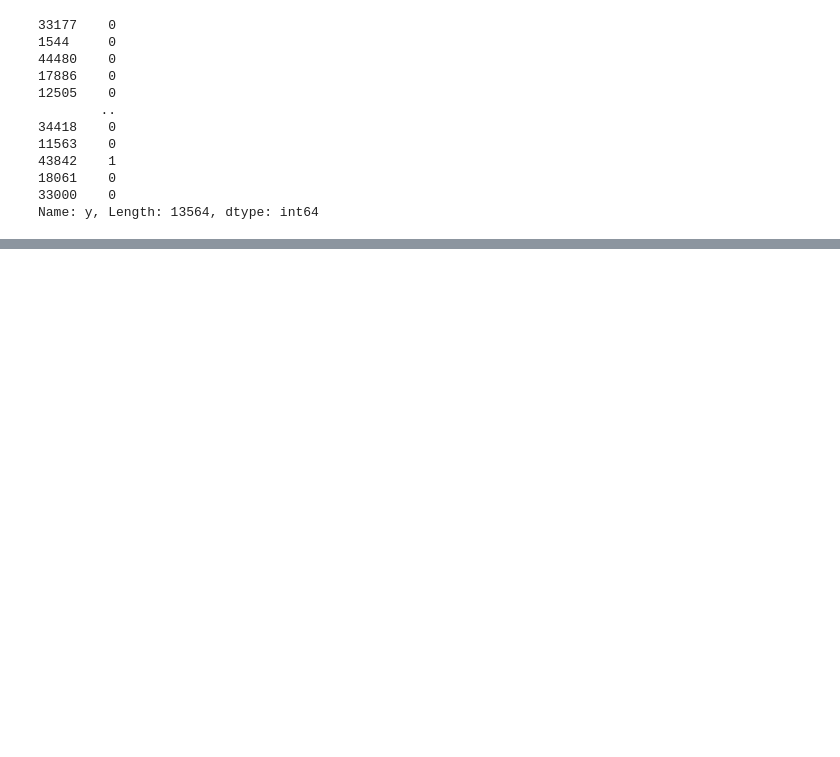
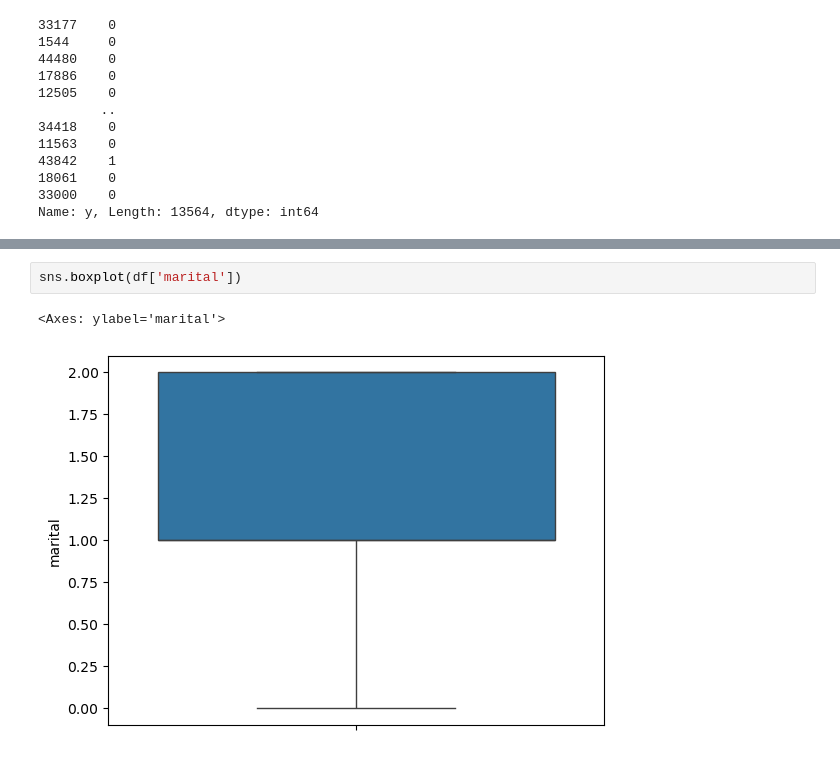
Before and after one commit to vinnithakur/BANKTELEMARKETING_MLMODEL, a Jupyter notebook: Model.ipynb, the cells around one changed output, grey strips where cells are left out. Drawn from its saved outputs; the diff is of its cells as text; blank space fills up the shorter version.

```diff
--- a/Model.ipynb
+++ b/Model.ipynb
@@ -417,0 +424,5 @@ Name: y, Length: 13564, dtype: int64
+# %%
+sns.boxplot(df['marital'])
+# %% [output]
+<Axes: ylabel='marital'>
+[figure, added]
```
Also changed, not shown: parts of 12 cells of this notebook.
